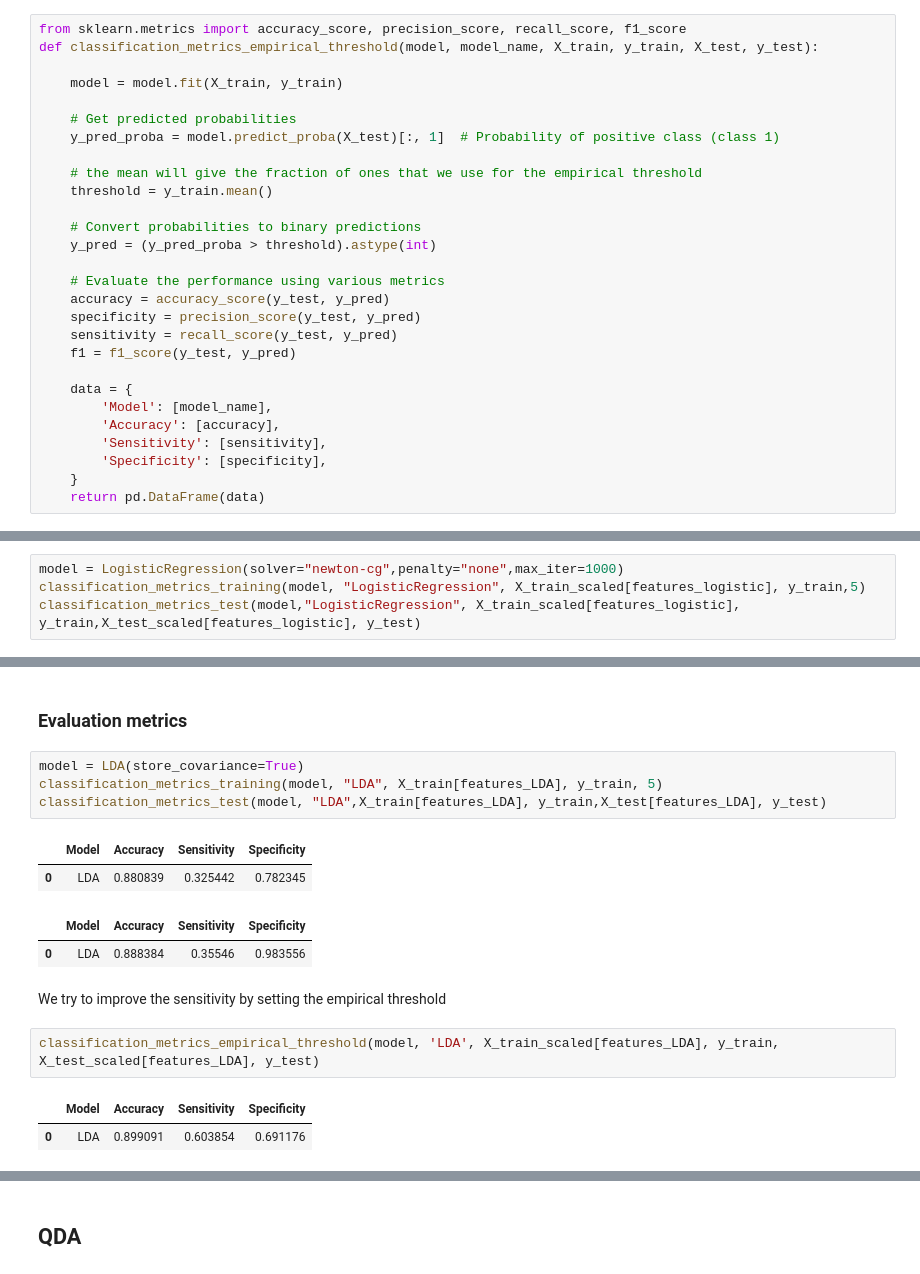
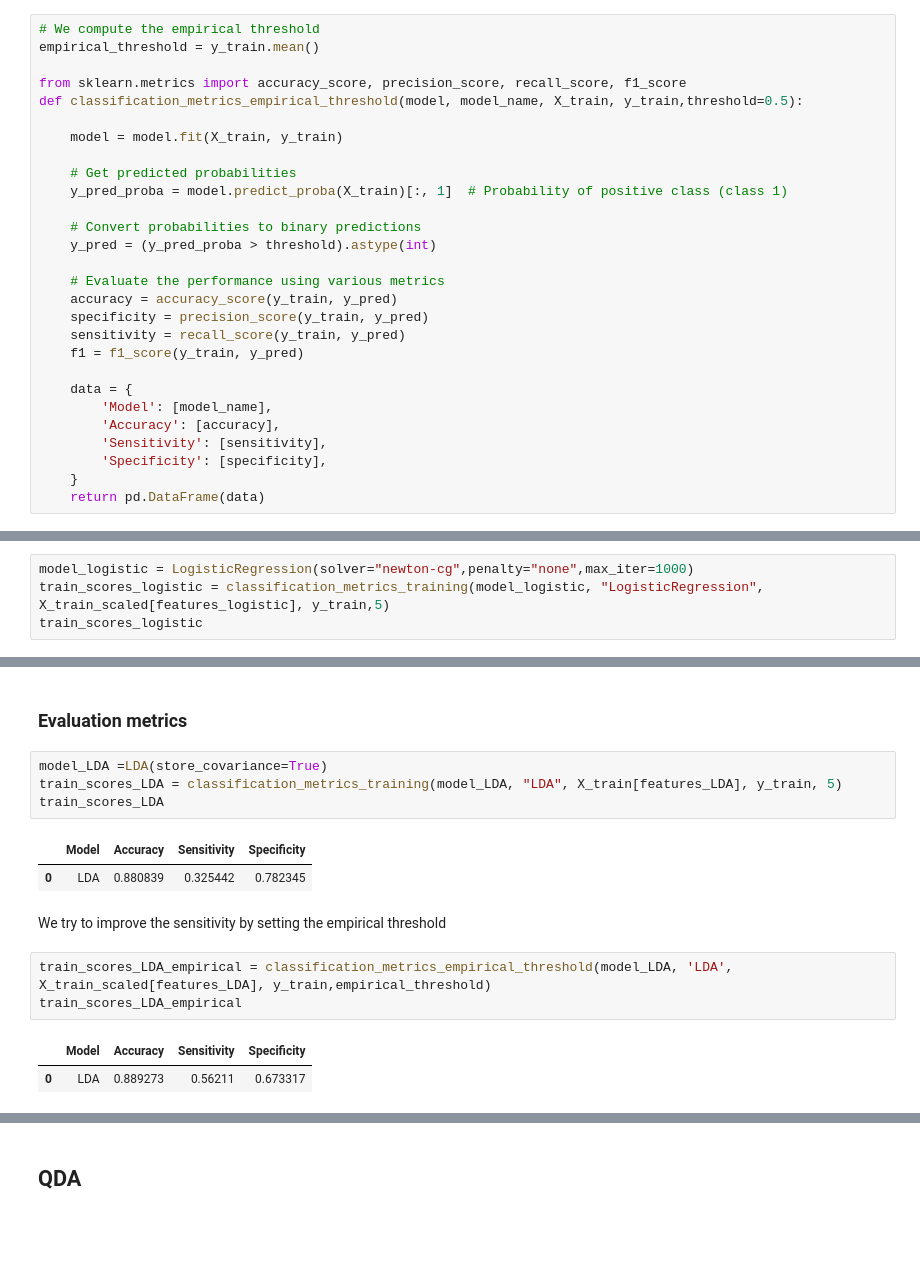
Before and after one commit to sararesta/ML-Homework, a Jupyter notebook: Classification-Copy1.ipynb, the cells around one changed output, grey strips where cells are left out. Saved outputs shown, nothing was run; the diff lists cells and outputs as text; blank space fills up the shorter version.

```diff
--- a/Classification-Copy1.ipynb
+++ b/Classification-Copy1.ipynb
@@ -302,23 +307,23 @@ def classification_metrics_test(model, model_name,X_train,y_train,X_test,y_test)
 # %%
+# We compute the empirical threshold
+empirical_threshold = y_train.mean()
+
 from sklearn.metrics import accuracy_score, precision_score, recall_score, f1_score
-def classification_metrics_empirical_threshold(model, model_name, X_train, y_train, X_test, y_test):
+def classification_metrics_empirical_threshold(model, model_name, X_train, y_train,threshold=0.5):
 
     model = model.fit(X_train, y_train)
 
     # Get predicted probabilities
-    y_pred_proba = model.predict_proba(X_test)[:, 1]  # Probability of positive class (class 1)
-
-    # the mean will give the fraction of ones that we use for the empirical threshold
-    threshold = y_train.mean()
+    y_pred_proba = model.predict_proba(X_train)[:, 1]  # Probability of positive class (class 1)
 
     # Convert probabilities to binary predictions
     y_pred = (y_pred_proba > threshold).astype(int)
 
     # Evaluate the performance using various metrics
-    accuracy = accuracy_score(y_test, y_pred)
-    specificity = precision_score(y_test, y_pred)
-    sensitivity = recall_score(y_test, y_pred)
-    f1 = f1_score(y_test, y_pred)
+    accuracy = accuracy_score(y_train, y_pred)
+    specificity = precision_score(y_train, y_pred)
+    sensitivity = recall_score(y_train, y_pred)
+    f1 = f1_score(y_train, y_pred)
 
     data = {
         'Model': [model_name],
@@ -394,7 +393,7 @@ sklearn.linear_model._logistic.LogisticRegression
 # %%
-model = LogisticRegression(solver="newton-cg",penalty="none",max_iter=1000)
-classification_metrics_training(model, "LogisticRegression", X_train_scaled[features_logistic], y_train,5)
-classification_metrics_test(model,"LogisticRegression", X_train_scaled[features_logistic], y_train,X_test_scaled[features_logistic], y_test)
+model_logistic = LogisticRegression(solver="newton-cg",penalty="none",max_iter=1000)
+train_scores_logistic = classification_metrics_training(model_logistic, "LogisticRegression", X_train_scaled[features_logistic], y_train,5)
+train_scores_logistic
 # %% [output]
 |  | Model | Accuracy | Sensitivity | Specificity |
 | 0 | LogisticRegression | 0.884515 | 0.365686 | 0.773116 |
@@ -442,18 +446,17 @@ features_LDA
 # %% [markdown]
 ### Evaluation metrics
 # %%
-model = LDA(store_covariance=True)
-classification_metrics_training(model, "LDA", X_train[features_LDA], y_train, 5)
-classification_metrics_test(model, "LDA",X_train[features_LDA], y_train,X_test[features_LDA], y_test)
+model_LDA =LDA(store_covariance=True)
+train_scores_LDA = classification_metrics_training(model_LDA, "LDA", X_train[features_LDA], y_train, 5)
+train_scores_LDA
 # %% [output]
 |  | Model | Accuracy | Sensitivity | Specificity |
 | 0 | LDA | 0.880839 | 0.325442 | 0.782345 |
-|  | Model | Accuracy | Sensitivity | Specificity |
-| 0 | LDA | 0.888384 | 0.35546 | 0.983556 |
 # %% [markdown]
 We try to improve the sensitivity by setting the empirical threshold
 # %%
-classification_metrics_empirical_threshold(model, 'LDA', X_train_scaled[features_LDA], y_train, X_test_scaled[features_LDA], y_test)
+train_scores_LDA_empirical = classification_metrics_empirical_threshold(model_LDA, 'LDA', X_train_scaled[features_LDA], y_train,empirical_threshold)
+train_scores_LDA_empirical
 # %% [output]
 |  | Model | Accuracy | Sensitivity | Specificity |
-| 0 | LDA | 0.899091 | 0.603854 | 0.691176 |
+| 0 | LDA | 0.889273 | 0.56211 | 0.673317 |
```
Also changed, not shown: parts of 26 cells of this notebook, 2 other files.
